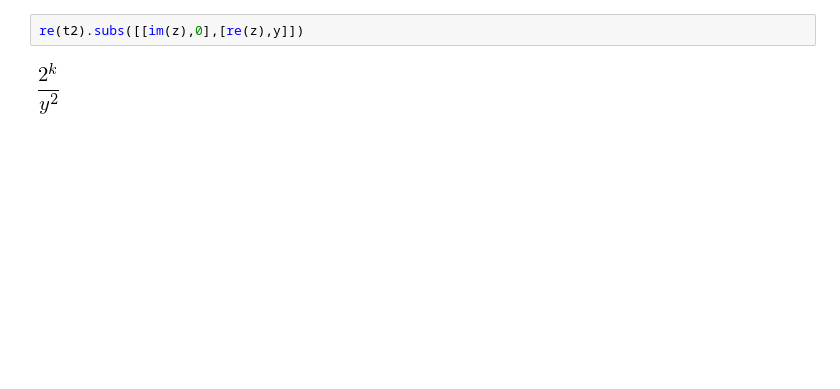
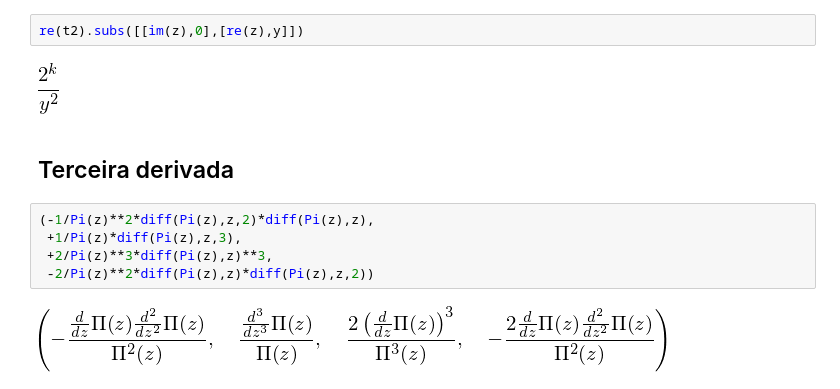
Before and after one commit to orahcio/fluxos, a Jupyter notebook: calctopaper.ipynb, the cells around one changed output. Saved outputs shown, nothing was run; the diff lists cells and outputs as text; blank space fills up the shorter version.

Commit message:
Até o momento, calculei até a terceira derivada

```diff
--- a/calctopaper.ipynb
+++ b/calctopaper.ipynb
@@ -113,3 +120,12 @@ re(t1).subs([[im(z),0],[re(z),y]]).series(y,0,4)
 re(t2).subs([[im(z),0],[re(z),y]])
 # %% [output]
 [figure]
+# %% [markdown]
+## Terceira derivada
+# %%
+(-1/Pi(z)**2*diff(Pi(z),z,2)*diff(Pi(z),z),
+ +1/Pi(z)*diff(Pi(z),z,3),
+ +2/Pi(z)**3*diff(Pi(z),z)**3,
+ -2/Pi(z)**2*diff(Pi(z),z)*diff(Pi(z),z,2))
+# %% [output]
+[figure, added]
```
Also changed, not shown: parts of 10 cells of this notebook.
